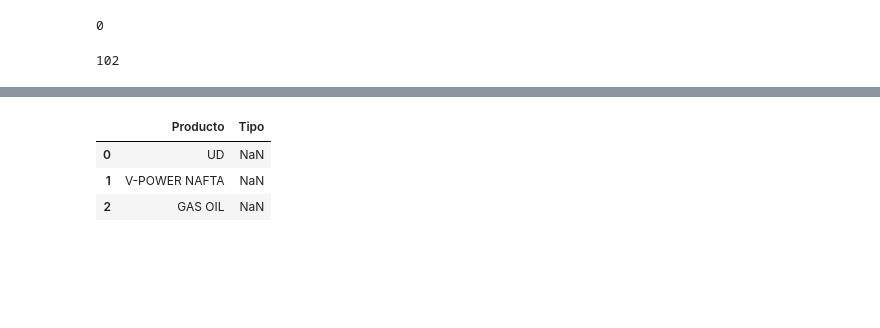
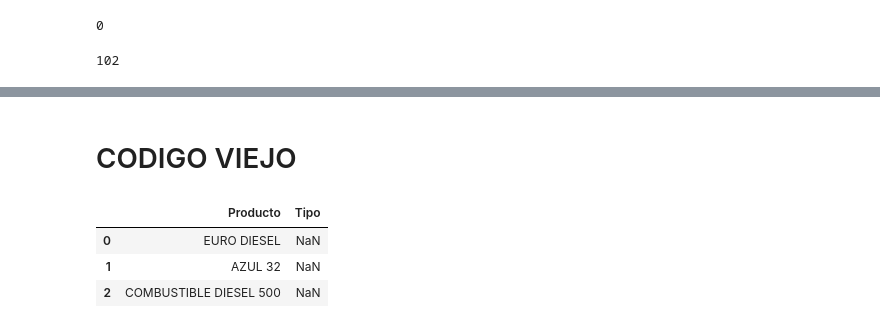
Before and after one commit to v-yunusic/REPO-PYTHON-VY, a Jupyter notebook: transacciones-surtidor-2022/bencinera_2022.ipynb, the cells around one changed output, grey strips where cells are left out. Saved outputs shown, nothing was run; the diff lists cells and outputs as text; code cells hidden in the pictures; blank space fills up the shorter version.

Commit message:
Creacion columnas tipo_combustible, duracion_carga_seg, dia_semana más estandarización de productos combustible.

```diff
--- a/transacciones-surtidor-2022/bencinera_2022.ipynb
+++ b/transacciones-surtidor-2022/bencinera_2022.ipynb
@@ -264,0 +397,2 @@ array(['Producto 0', 'Product 1', 'Diesel 500', 'Gasoil GOM G3',
+# %%
+df['nombre_prod'] = df['nombre_prod'].map(dict_similares).fillna(df['nombre_prod'])
@@ -264,0 +406,4 @@ array(['Producto 0', 'Product 1', 'Diesel 500', 'Gasoil GOM G3',
+# %%
+df = df[['unique_id_transa', 'id_bomba', 'cantidad',
+       'cantidad_comp_15', 'codigo_error', 'timestamp', 'timestamp_stop',
+       'nombre_prod', 'tipo_producto', 'id_industria', 'industria']]
@@ -264,0 +419,3 @@ array(['Producto 0', 'Product 1', 'Diesel 500', 'Gasoil GOM G3',
+# %%
+df['codigo_error'] = df['codigo_error'].str.upper()
+df['codigo_error'].unique()
@@ -264,0 +426,5 @@ array(['Producto 0', 'Product 1', 'Diesel 500', 'Gasoil GOM G3',
+# %%
+df['duracion_carga_seg'] = (df['timestamp_stop'] - df['timestamp']).dt.total_seconds()
+
+#Lunes=0, Domingo=6
+df['dia_de_semana'] = df['timestamp'].dt.dayofweek
@@ -265,15 +468,19 @@ array(['Producto 0', 'Product 1', 'Diesel 500', 'Gasoil GOM G3',
+# %% [markdown]
+# CODIGO VIEJO
 # %%
-productos = [p.strip(' \t\n\r').upper() for p in df['nombre_prod'].unique() if p]
+productos = [p.rstrip().lstrip().upper() for p in df['nombre_prod'].unique() if p]
+productos = [re.sub(r'[^a-zA-Z0-9áéíóúÁÉÍÓÚñÑ\s]', '', p) for p in productos if p]
+
 productos = list(set(productos))
 
 combustibles = pd.DataFrame(columns=['Producto','Tipo'])
 combustibles['Producto'] = productos
 combustibles.head(3)
 # %% [output]
 |  | Producto | Tipo |
-| 0 | UD | NaN |
-| 1 | V-POWER NAFTA | NaN |
-| 2 | GAS OIL | NaN |
+| 0 | EURO DIESEL | NaN |
+| 1 | AZUL 32 | NaN |
+| 2 | COMBUSTIBLE DIESEL 500 | NaN |
 # %%
 combustibles.shape[0]
 # %% [output]
```
Also changed, not shown: parts of 26 cells of this notebook.
